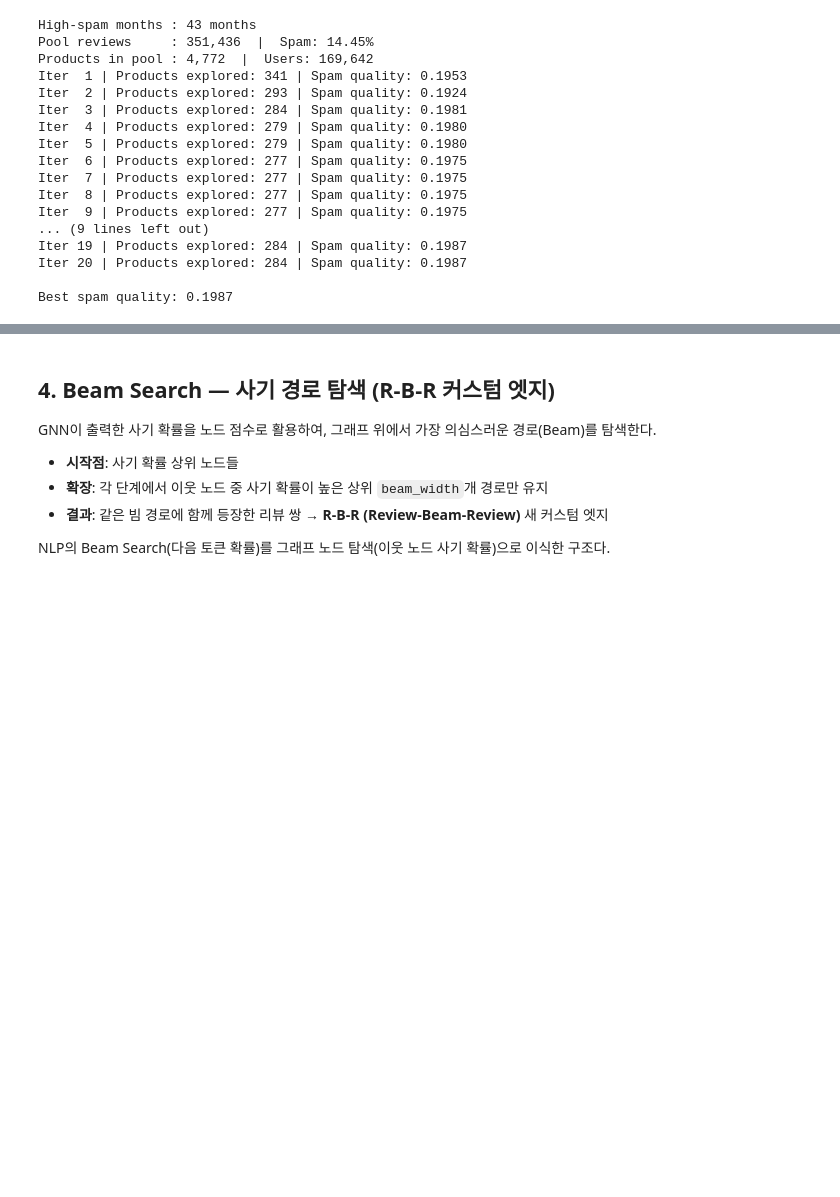
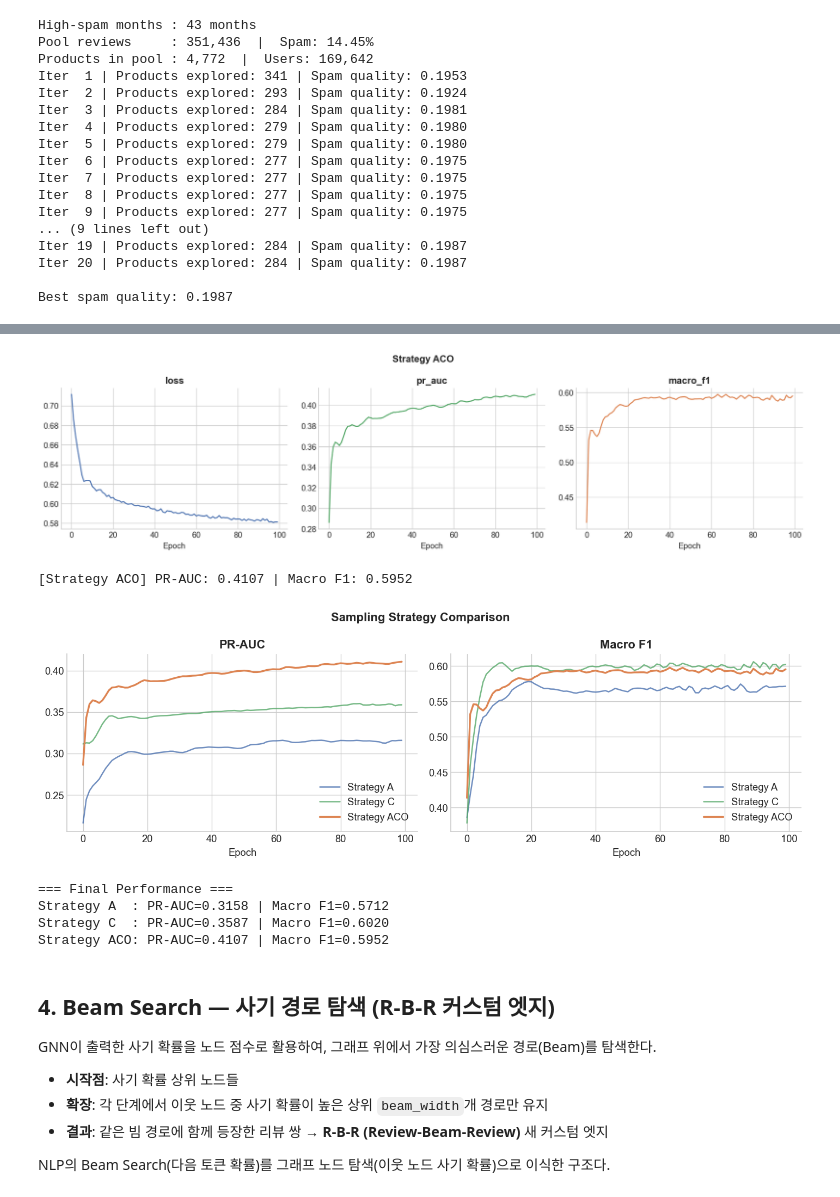
Before and after one commit to nepersoned/idta, a Jupyter notebook: archive/gnn.ipynb, the cells around one changed output, grey strips where cells are left out. Saved outputs shown, nothing was run; the diff lists cells and outputs as text; code cells hidden in the pictures; blank space fills up the shorter version.

```diff
--- a/archive/gnn.ipynb
+++ b/archive/gnn.ipynb
@@ -306,3 +379,21 @@ plt.show()
 # %%
+# ── GNN 실행 및 최종 비교 ─────────────────────────────────────────────────────
 hist_ACO = run_pipeline(strat_ACO, 'Strategy ACO')
-print(f"\n[ACO] PR-AUC={hist_ACO['pr_auc'][-1]:.4f} | Macro F1={hist_ACO['macro_f1'][-1]:.4f}")
+
+fig, axes = plt.subplots(1, 2, figsize=(12, 4))
+for ax, key, title in zip(axes, ['pr_auc', 'macro_f1'], ['PR-AUC', 'Macro F1']):
+    ax.plot(hist_A[key],   label='Strategy A',   color='#4C72B0', alpha=0.8)
+    ax.plot(hist_C[key],   label='Strategy C',   color='#55A868', alpha=0.8)
+    ax.plot(hist_ACO[key], label='Strategy ACO', color='#DD8452', linewidth=2)
+    ax.set_title(title, fontweight='bold')
+    ax.set_xlabel('Epoch')
+    ax.legend(frameon=False)
+plt.suptitle('Sampling Strategy Comparison', fontweight='bold')
+plt.tight_layout()
+plt.savefig('sampling_compare.png', bbox_inches='tight')
+plt.show()
+
+print("\n=== Final Performance ===")
+for name, hist in [('Strategy A  ', hist_A), ('Strategy C  ', hist_C), ('Strategy ACO', hist_ACO)]:
+    print(f"{name}: PR-AUC={hist['pr_auc'][-1]:.4f} | Macro F1={hist['macro_f1'][-1]:.4f}")
+# %% [output]
@@ -309,3 +415,10 @@ print(f"\n[ACO] PR-AUC={hist_ACO['pr_auc'][-1]:.4f} | Macro F1={hist_ACO['macro_
+[figure, added]
+[Strategy ACO] PR-AUC: 0.4107 | Macro F1: 0.5952
+[figure, added]
+=== Final Performance ===
+Strategy A  : PR-AUC=0.3158 | Macro F1=0.5712
+Strategy C  : PR-AUC=0.3587 | Macro F1=0.6020
+Strategy ACO: PR-AUC=0.4107 | Macro F1=0.5952
 # %% [markdown]
 ## 4. Beam Search — 사기 경로 탐색 (R-B-R 커스텀 엣지)
 
```
Also changed, not shown: parts of 10 cells of this notebook, 1 other file.
